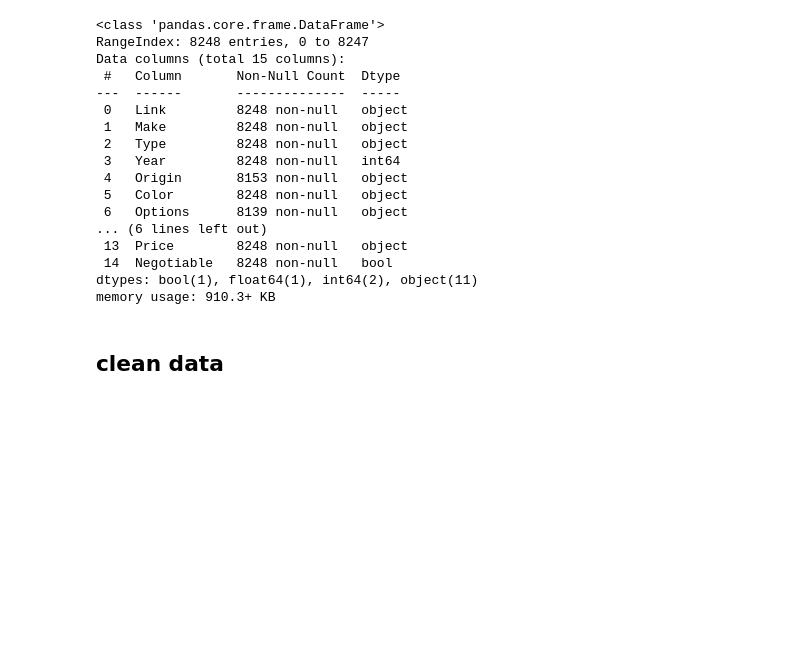
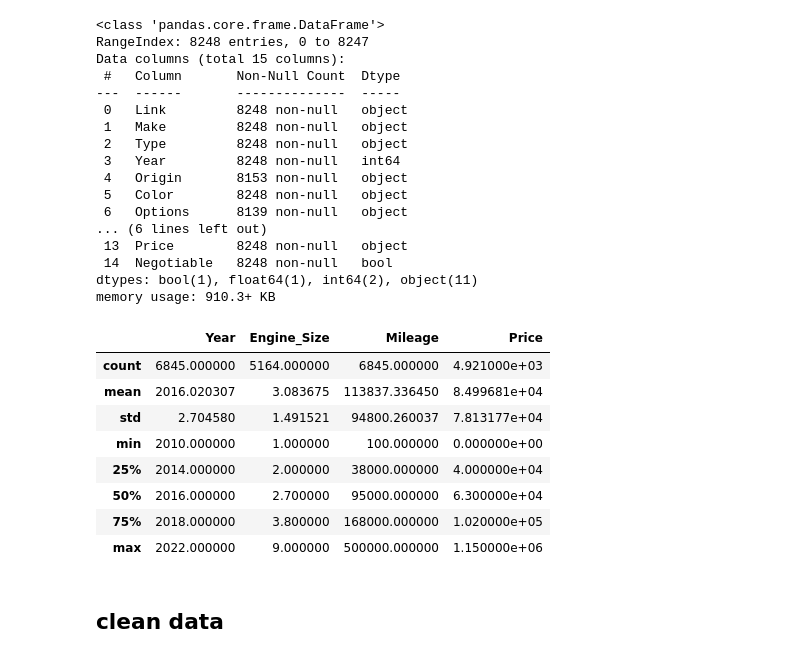
Before and after one commit to sagamohamedsaedaden-dotcom/Used_Cars_Ksa, a Jupyter notebook: used_cars_SA.ipynb, the cells around one changed output. Drawn from its saved outputs; the diff is of its cells as text; code cells hidden in the pictures; blank space fills up the shorter version.

```diff
--- a/used_cars_SA.ipynb
+++ b/used_cars_SA.ipynb
@@ -54,6 +54,18 @@ Data columns (total 15 columns):
  14  Negotiable   8248 non-null   bool
 dtypes: bool(1), float64(1), int64(2), object(11)
 memory usage: 910.3+ KB
+# %%
+df_Used_Cars.describe()
+# %% [output]
+|  | Year | Engine_Size | Mileage | Price |
+| count | 6845.000000 | 5164.000000 | 6845.000000 | 4.921000e+03 |
+| mean | 2016.020307 | 3.083675 | 113837.336450 | 8.499681e+04 |
+| std | 2.704580 | 1.491521 | 94800.260037 | 7.813177e+04 |
+| min | 2010.000000 | 1.000000 | 100.000000 | 0.000000e+00 |
+| 25% | 2014.000000 | 2.000000 | 38000.000000 | 4.000000e+04 |
+| 50% | 2016.000000 | 2.700000 | 95000.000000 | 6.300000e+04 |
+| 75% | 2018.000000 | 3.800000 | 168000.000000 | 1.020000e+05 |
+| max | 2022.000000 | 9.000000 | 500000.000000 | 1.150000e+06 |
 # %% [markdown]
 ## clean data
 # %%
```
Also changed, not shown: parts of 6 cells of this notebook.
